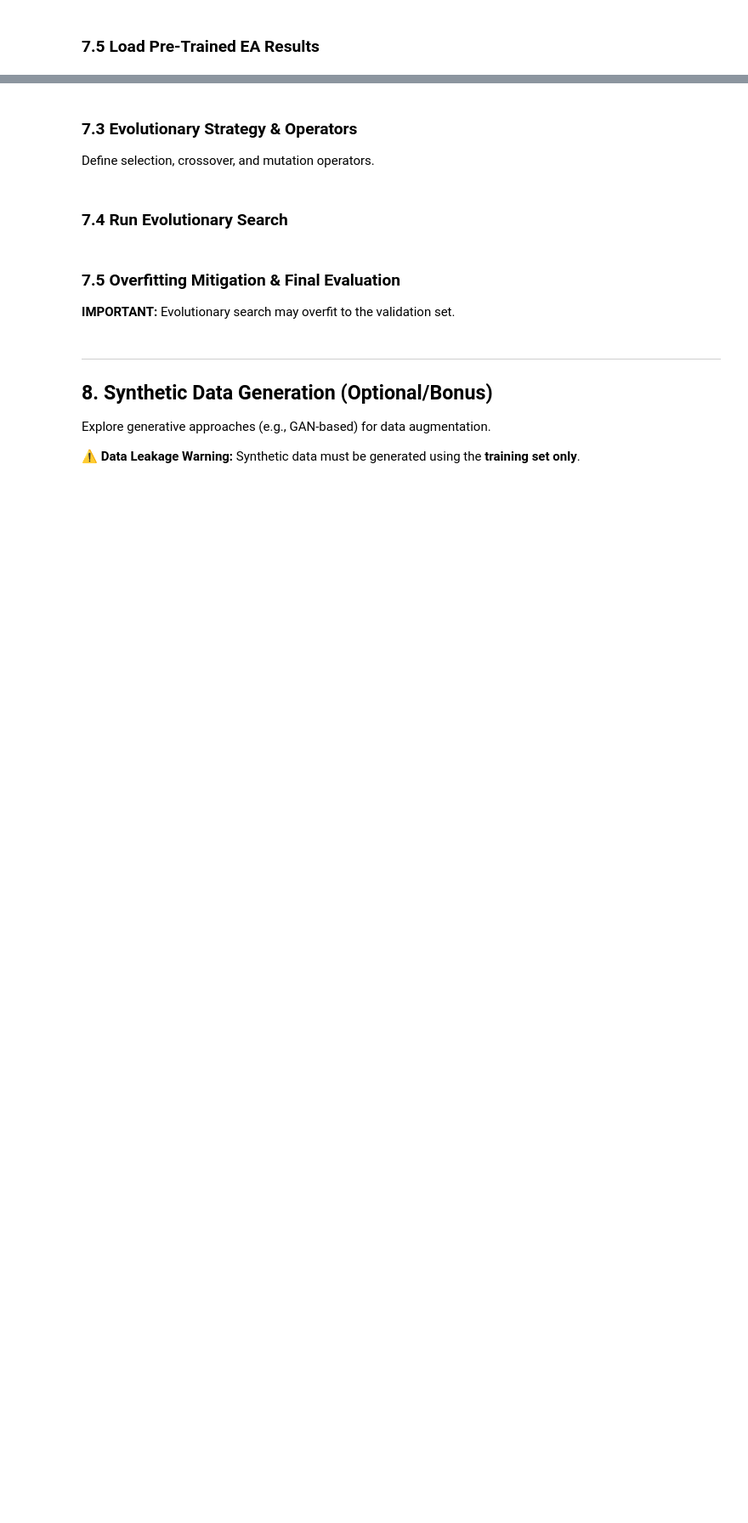
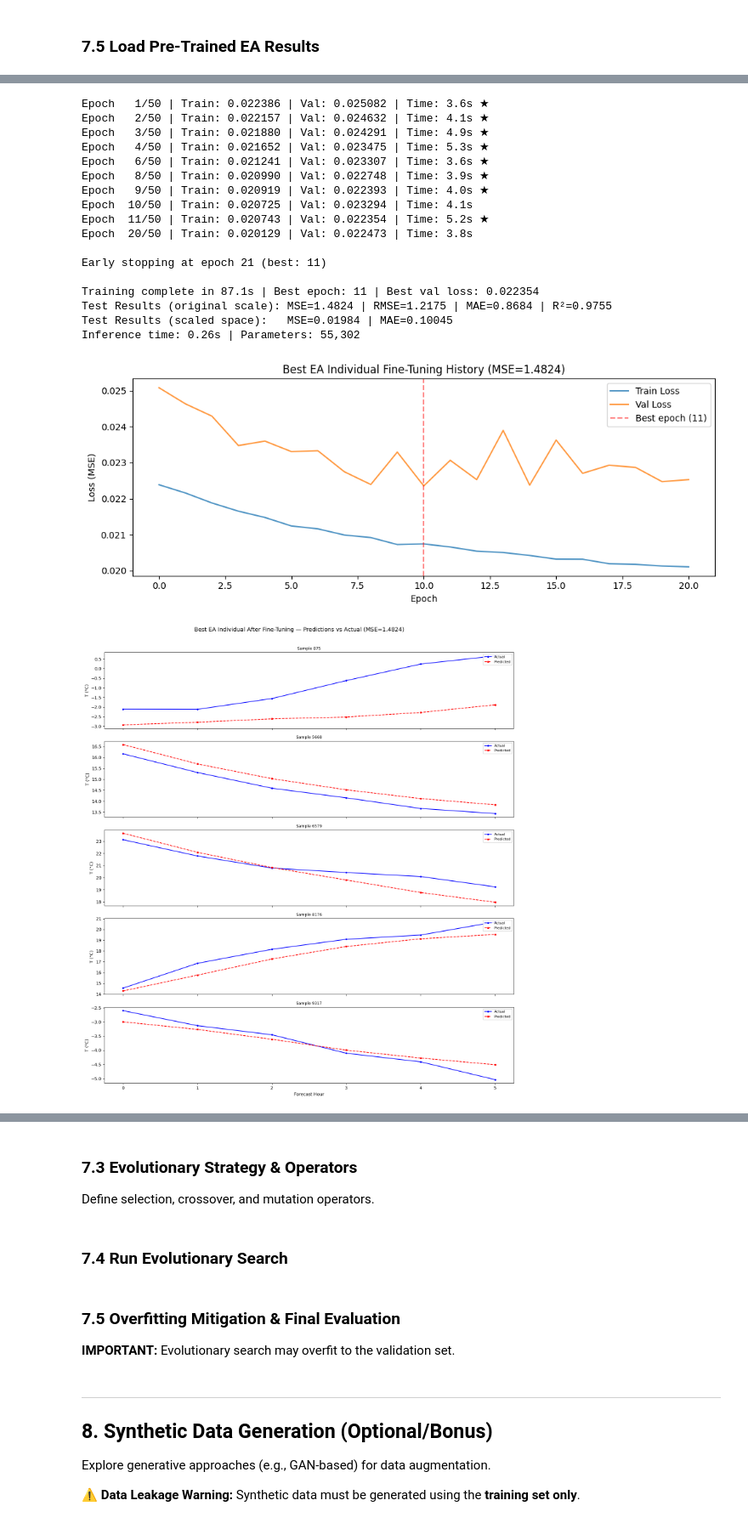
Before and after one commit to dudocas12/Advanced-Time-Series-Forecasting-Optimization-and-Explainability, a Jupyter notebook: main.ipynb, the cells around one changed output, grey strips where cells are left out. Shown at 85% size. Drawn from its saved outputs; the diff is of its cells as text; code cells hidden in the pictures; blank space fills up the shorter version.

```diff
--- a/main.ipynb
+++ b/main.ipynb
@@ -1654,0 +1676,33 @@ Inference time: 0.70s | Parameters: 55,302
+# %%
+# run model for 50 epochs to see if it can improve with more training
+optimizer = torch.optim.Adam(best_ea_model.parameters(), lr=float(best_config['learning_rate']), weight_decay=1e-4)
+history_fine_tune = train_model(best_ea_model,
+                               DataLoader(TimeSeriesDataset(X_train_ea, y_train_ea), batch_size=ea_batch_size, shuffle=True),
+                               DataLoader(TimeSeriesDataset(X_val_ea, y_val_ea), batch_size=ea_batch_size, shuffle=False),
+                               optimizer, criterion, num_epochs=50, patience=10)
+
+# Evaluate after fine-tuning
+ea_results_fine_tune = evaluate_model(best_ea_model, ea_test_loader, criterion, scaler, TARGET_IDX)
+plot_training_history(history_fine_tune, title=f"Best EA Individual Fine-Tuning History (MSE={ea_results_fine_tune['mse']:.4f})")
+plot_predictions(ea_results_fine_tune['y_true'], ea_results_fine_tune['y_pred'],
+                 title=f"Best EA Individual After Fine-Tuning — Predictions vs Actual (MSE={ea_results_fine_tune['mse']:.4f})")
+# %% [output]
+Epoch   1/50 | Train: 0.022386 | Val: 0.025082 | Time: 3.6s ★
+Epoch   2/50 | Train: 0.022157 | Val: 0.024632 | Time: 4.1s ★
+Epoch   3/50 | Train: 0.021880 | Val: 0.024291 | Time: 4.9s ★
+Epoch   4/50 | Train: 0.021652 | Val: 0.023475 | Time: 5.3s ★
+Epoch   6/50 | Train: 0.021241 | Val: 0.023307 | Time: 3.6s ★
+Epoch   8/50 | Train: 0.020990 | Val: 0.022748 | Time: 3.9s ★
+Epoch   9/50 | Train: 0.020919 | Val: 0.022393 | Time: 4.0s ★
+Epoch  10/50 | Train: 0.020725 | Val: 0.023294 | Time: 4.1s
+Epoch  11/50 | Train: 0.020743 | Val: 0.022354 | Time: 5.2s ★
+Epoch  20/50 | Train: 0.020129 | Val: 0.022473 | Time: 3.8s
+
+Early stopping at epoch 21 (best: 11)
+
+Training complete in 87.1s | Best epoch: 11 | Best val loss: 0.022354
+Test Results (original scale): MSE=1.4824 | RMSE=1.2175 | MAE=0.8684 | R²=0.9755
+Test Results (scaled space):   MSE=0.01984 | MAE=0.10045
+Inference time: 0.26s | Parameters: 55,302
+[figure, added]
+[figure, added]
```
Also changed, not shown: parts of 13 cells of this notebook.
